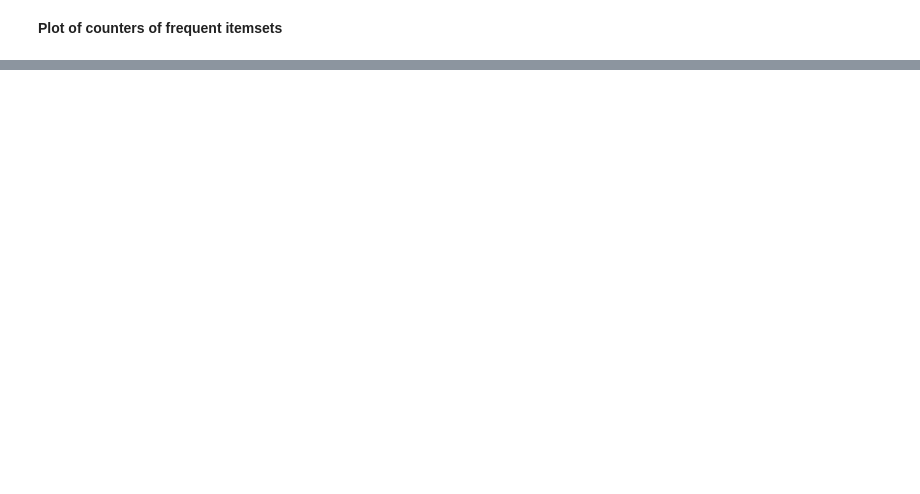
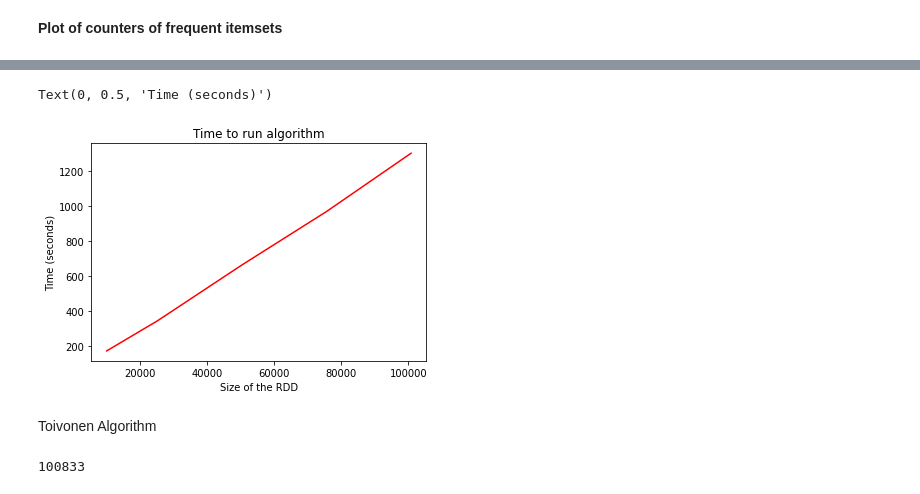
Before and after one commit to paolaserra/Algorithms-for-massive-datasets, a Jupyter notebook: Copia_di_Copia_di_ADM_Project2.ipynb, the cells around one changed output, grey strips where cells are left out. Saved outputs shown, nothing was run; the diff lists cells and outputs as text; code cells hidden in the pictures; blank space fills up the shorter version.

```diff
--- a/Copia_di_Copia_di_ADM_Project2.ipynb
+++ b/Copia_di_Copia_di_ADM_Project2.ipynb
@@ -867,0 +870,26 @@ Text(0.5, 0.98, 'Counts of frequent itemsets per threshold')
+# %%
+import itertools
+
+def find_candidate_itemsets(old_freq_itemsets, K):
+
+  ### ARGS
+  # old_freq_itemsets --> list of itemsets that were found to be frequent in previous pass
+  # K --> cardinality of new candidate itemsets
+
+  ### OUTPUT
+  # list of candidate itemsets, as sets
+
+  ### REQUIRES
+  # libraries: itertools
+
+  candidates = []
+
+  for comb in list(itertools.combinations(old_freq_itemsets, K)):               # for each combination of K itemsets, e.g. [('a','b'),('c','a'),('b','c')]
+    cand = set().union(*comb)                                                   # define the union set, e.g. {'a','b','c'}
+    if len(cand) == K:
+      candidates.append(cand)                                                   # and let the union be a candidate itemset if its cardinality is K
+
+  return candidates
+
+def sumcum(x,y):
+  return x+y
@@ -867,0 +952,10 @@ Text(0.5, 0.98, 'Counts of frequent itemsets per threshold')
+# %%
+sizes = [ 0.1, 0.25, 0.5,0.75, 1]  # sizes are approx. 5000, 10000, 25000, 50000, 100000 for the English dataset
+durations = []
+
+for s in sizes:
+
+  sampled_data = text_tokenized.sample(withReplacement = False, fraction = s)
+  start = time()
+  a_priori(sampled_data, 0.01*s*N)
+  durations.append(time()-start)
@@ -867,0 +970,10 @@ Text(0.5, 0.98, 'Counts of frequent itemsets per threshold')
+# %%
+plt.plot([N*size for size in sizes], durations, 'r-')
+plt.title("Time to run algorithm")
+plt.xlabel("Size of the RDD")
+plt.ylabel("Time (seconds)")
+# %% [output]
+Text(0, 0.5, 'Time (seconds)')
+[figure, added]
+# %% [markdown]
+Toivonen Algorithm
@@ -867,0 +984,4 @@ Text(0.5, 0.98, 'Counts of frequent itemsets per threshold')
+# %%
+N
+# %% [output]
+100833
```
Also changed, not shown: parts of 34 cells of this notebook.
